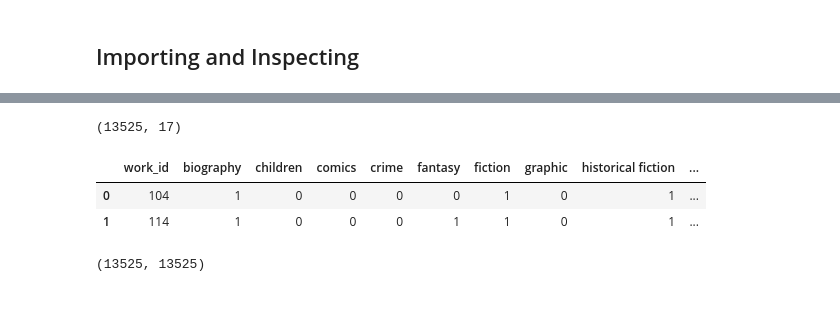
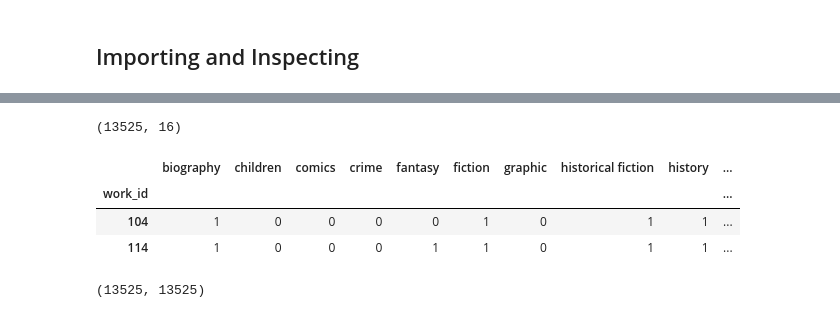
Before and after one commit to rara-ch/GoodreadsReadingList_RecommenderProject, a Jupyter notebook: JupyterNotebooks/Recommender.ipynb, the cells around one changed output, grey strips where cells are left out. Saved outputs shown, nothing was run; the diff lists cells and outputs as text; code cells hidden in the pictures.

```diff
--- a/JupyterNotebooks/Recommender.ipynb
+++ b/JupyterNotebooks/Recommender.ipynb
@@ -40,18 +40,22 @@ books.head(2)
 | 1 | 52087333 | NaN | NaN | Draw Play | Tia Lewis | 2016.0 | NaN | Jake:\nI can't believe my coach a... | ... |
 # %%
 # Look at the head of the engineered genres table
-genres = pd.read_pickle('../Data/genres.pkl')
+genres = pd.read_pickle('../Data/genres.pkl').set_index('work_id')
+
+# Extract the work_id column order for later use
+work_id = pd.Series(genres.index)
 
 # Look at the shape of the genres table
 print(genres.shape)
 
 # Look at the head of the books table
 genres.head(2)
 # %% [output]
-(13525, 17)
+(13525, 16)
-|  | work_id | biography | children | comics | crime | fantasy | fiction | graphic | historical fiction | ... |
-| 0 | 104 | 1 | 0 | 0 | 0 | 0 | 1 | 0 | 1 | ... |
-| 1 | 114 | 1 | 0 | 0 | 0 | 1 | 1 | 0 | 1 | ... |
+|  | biography | children | comics | crime | fantasy | fiction | graphic | historical fiction | history | ... |
+| work_id |  |  |  |  |  |  |  |  |  | ... |
+| 104 | 1 | 0 | 0 | 0 | 0 | 1 | 0 | 1 | 1 | ... |
+| 114 | 1 | 0 | 0 | 0 | 1 | 1 | 0 | 1 | 1 | ... |
 # %%
 # Read in the similar_books table
 similar_books = pd.read_pickle('../Data/similar_books.pkl')
```
Also changed, not shown: parts of 14 cells of this notebook, 4 other files.
